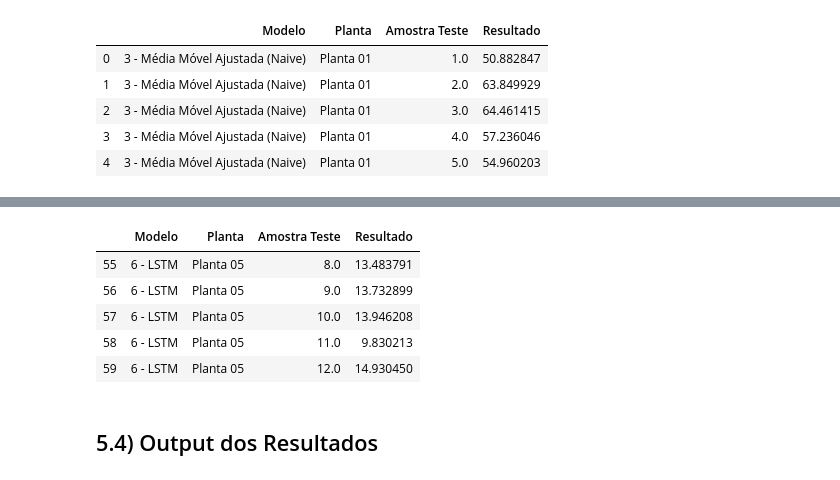
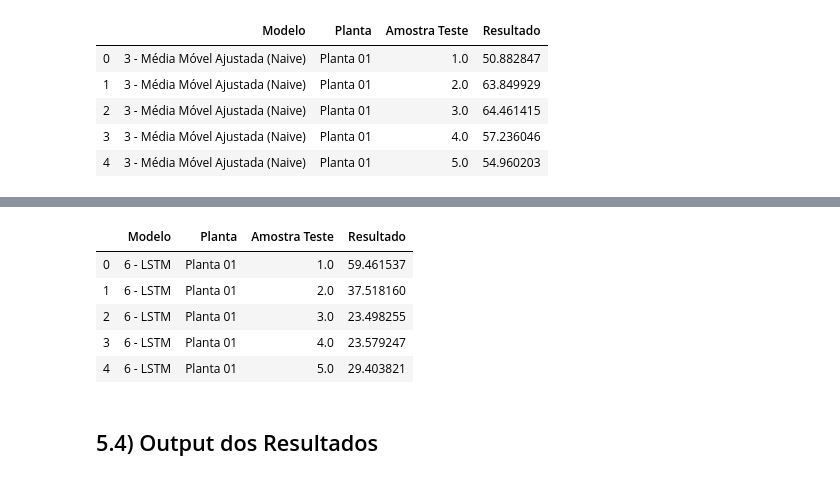
Before and after one commit to aburachid/Time-Series-ENEGEP-Paper, a Jupyter notebook: Series_Temporais_AMB_ENEGEP_V1.ipynb, the cells around one changed output, grey strips where cells are left out. Drawn from its saved outputs; the diff is of its cells as text; code cells hidden in the pictures.

```diff
--- a/Series_Temporais_AMB_ENEGEP_V1.ipynb
+++ b/Series_Temporais_AMB_ENEGEP_V1.ipynb
@@ -1563,8 +1537,8 @@ df_results_agd2.head()
 # Executar Modelo: 3 - Média Móvel (Naive)
 for planta in range(5):
     for step in range(12):
-        print("Amostra " + str(step+1) + ' - Planta ' + str(planta+1))
-        df_mm_teste = plantas[planta].iloc[ew_teste_ini[step]+1:ew_teste_fim[step]].copy()
+#        print("Amostra " + str(step+1) + ' - Planta ' + str(planta+1))
+        df_mm_teste = plantas[planta].iloc[ew_teste_ini[step]:ew_teste_fim[step]].copy()
 
         return_mm = m03_media_movel(df_mm_teste)
 
@@ -1605,10 +1561,10 @@ df_results_mm.head()
 # Executar Modelo: 4 - Suavização Exponencial (Holt-Winters)
 for planta in range(5):
     for step in range(12):
-        print("Amostra " + str(step+1) + ' - Planta ' + str(planta+1))
+#        print("Amostra " + str(step+1) + ' - Planta ' + str(planta+1))
         df_se = plantas[planta].copy()
         df_se_treino = plantas[planta].iloc[ew_treino_ini:ew_treino_fim[step]].copy()
-        df_se_teste = plantas[planta].iloc[ew_teste_ini[step]+1:ew_teste_fim[step]].copy()
+        df_se_teste = plantas[planta].iloc[ew_teste_ini[step]:ew_teste_fim[step]].copy()
 
         return_se = m04_suavizacao_exponencial(df_se, df_se_treino, df_se_teste)
 
@@ -1649,10 +1587,10 @@ df_results_se.head()
 # Executar Modelo: 5 - SARIMA
 for planta in range(5):
     for step in range(12):
-        print("Amostra " + str(step+1) + ' - Planta ' + str(planta+1))
+#        print("Amostra " + str(step+1) + ' - Planta ' + str(planta+1))
         df_sa = plantas[planta].copy()
         df_sa_treino = plantas[planta].iloc[ew_treino_ini:ew_treino_fim[step]].copy()
-        df_sa_teste = plantas[planta].iloc[ew_teste_ini[step]+1:ew_teste_fim[step]].copy()
+        df_sa_teste = plantas[planta].iloc[ew_teste_ini[step]:ew_teste_fim[step]].copy()
 
         return_sa = m05_sarima(df_sa, df_sa_treino, df_sa_teste)
 
@@ -1696,7 +1616,7 @@ for planta in range(5):
         print("Amostra " + str(step+1) + ' - Planta ' + str(planta+1))
         df_lstm = plantas[planta].copy()
         df_lstm_treino = plantas[planta].iloc[ew_treino_ini:ew_treino_fim[step]].copy()
-        df_lstm_teste = plantas[planta].iloc[ew_teste_ini[step]+1:ew_teste_fim[step]].copy()
+        df_lstm_teste = plantas[planta].iloc[ew_teste_ini[step]:ew_teste_fim[step]].copy()
 
         return_lstm = m06_lstm(df_lstm, df_lstm_treino, df_lstm_teste)
 
@@ -1727,12 +1647,12 @@ O erro de previsão (RMSE) do modelo LSTM é: 14.930
 # %%
-df_results_lstm.tail()
+df_results_lstm.head()
 # %% [output]
 |  | Modelo | Planta | Amostra Teste | Resultado |
-| 55 | 6 - LSTM | Planta 05 | 8.0 | 13.483791 |
-| 56 | 6 - LSTM | Planta 05 | 9.0 | 13.732899 |
-| 57 | 6 - LSTM | Planta 05 | 10.0 | 13.946208 |
-| 58 | 6 - LSTM | Planta 05 | 11.0 | 9.830213 |
-| 59 | 6 - LSTM | Planta 05 | 12.0 | 14.930450 |
+| 0 | 6 - LSTM | Planta 01 | 1.0 | 59.461537 |
+| 1 | 6 - LSTM | Planta 01 | 2.0 | 37.518160 |
+| 2 | 6 - LSTM | Planta 01 | 3.0 | 23.498255 |
+| 3 | 6 - LSTM | Planta 01 | 4.0 | 23.579247 |
+| 4 | 6 - LSTM | Planta 01 | 5.0 | 29.403821 |
 # %% [markdown]
 ## 5.4) Output dos Resultados
 # %%
```
Also changed, not shown: parts of 62 cells of this notebook.
